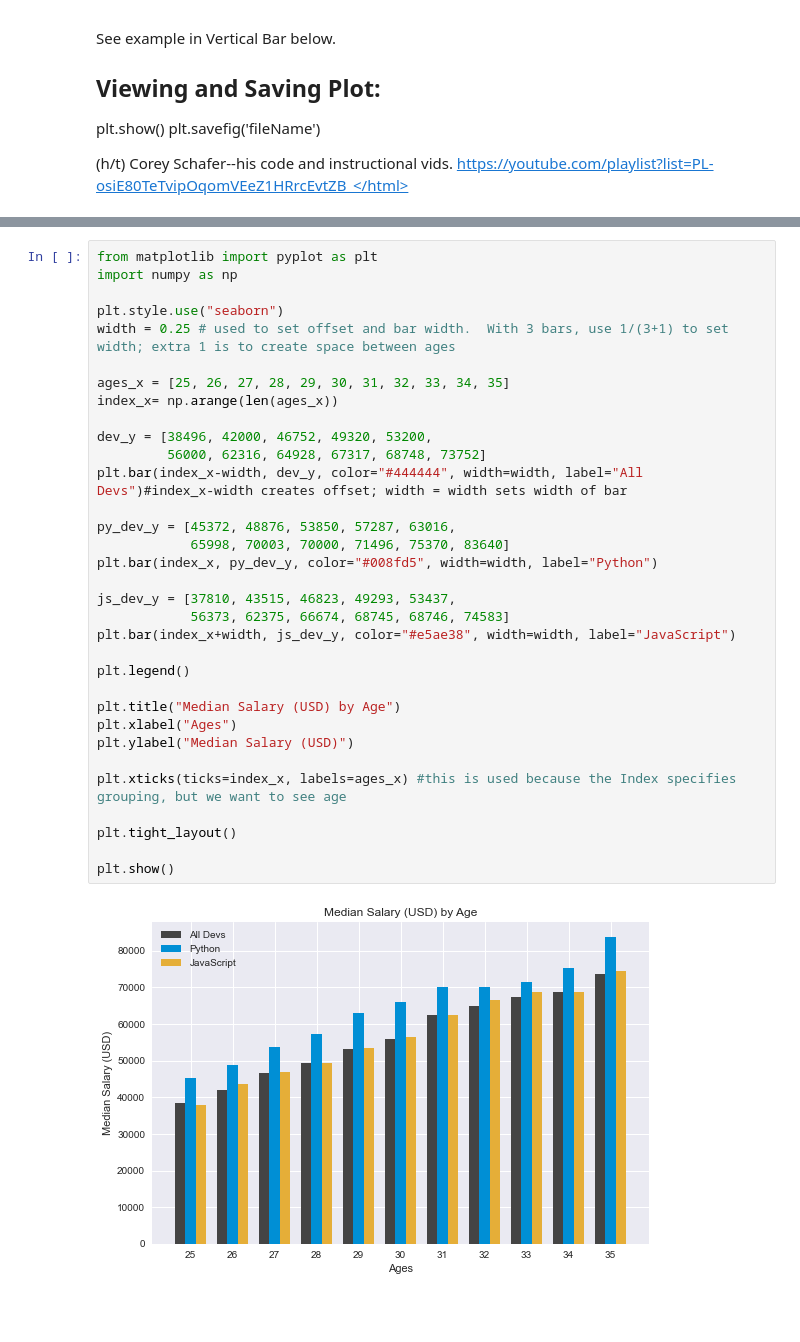
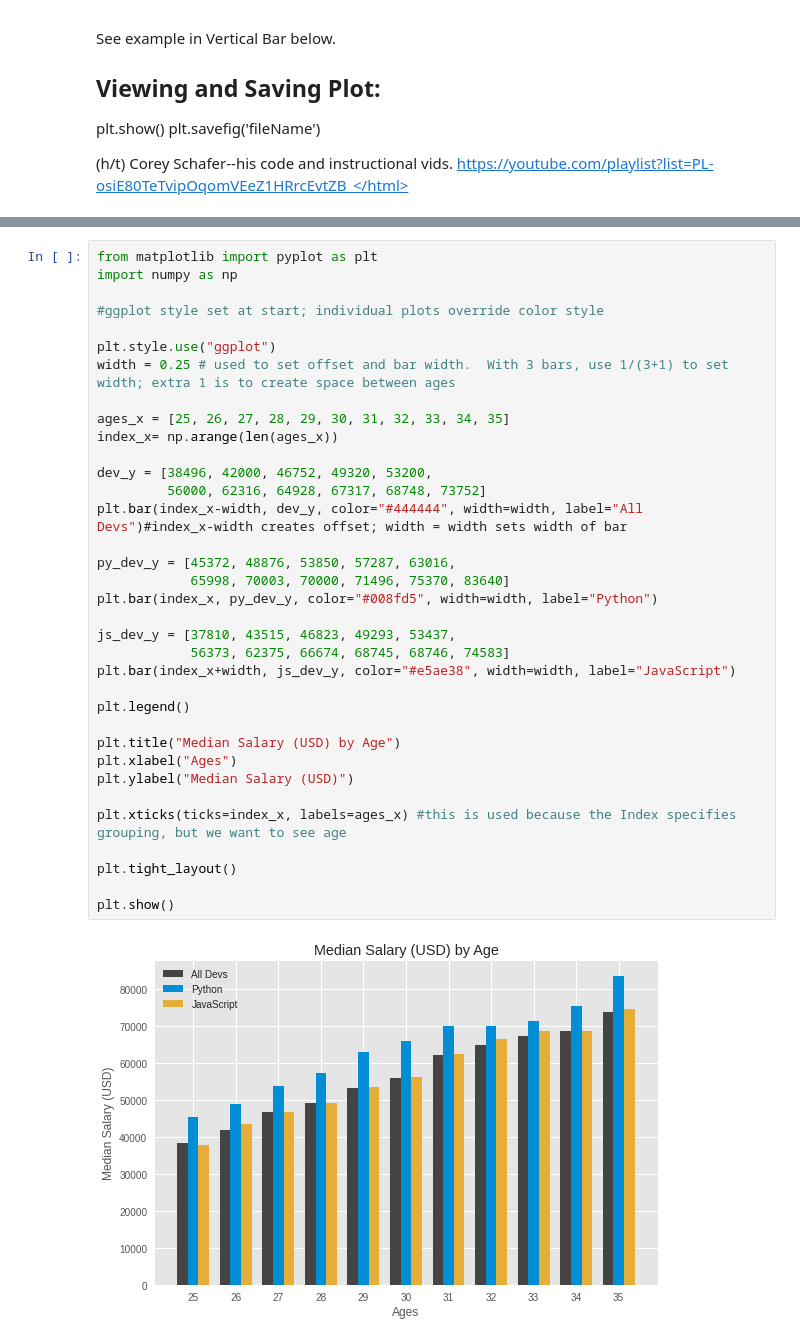
Before and after one commit to ah21108/matplotlib, a Jupyter notebook: bar_graph.ipynb, the cells around one changed output, grey strips where cells are left out. Cells and saved outputs as stored; diff of their text form; blank space fills up the shorter version.

Commit message:
comment on bar plot

```diff
--- a/bar_graph.ipynb
+++ b/bar_graph.ipynb
@@ -65,34 +65,36 @@ plt.show()
 from matplotlib import pyplot as plt
 import numpy as np
 
-plt.style.use("seaborn")
+#ggplot style set at start; individual plots override color style
+
+plt.style.use("ggplot")
 width = 0.25 # used to set offset and bar width.  With 3 bars, use 1/(3+1) to set width; extra 1 is to create space between ages
 
 ages_x = [25, 26, 27, 28, 29, 30, 31, 32, 33, 34, 35]
 index_x= np.arange(len(ages_x))
 
 dev_y = [38496, 42000, 46752, 49320, 53200,
          56000, 62316, 64928, 67317, 68748, 73752]
 plt.bar(index_x-width, dev_y, color="#444444", width=width, label="All Devs")#index_x-width creates offset; width = width sets width of bar
 
 py_dev_y = [45372, 48876, 53850, 57287, 63016,
             65998, 70003, 70000, 71496, 75370, 83640]
 plt.bar(index_x, py_dev_y, color="#008fd5", width=width, label="Python")
 
 js_dev_y = [37810, 43515, 46823, 49293, 53437,
             56373, 62375, 66674, 68745, 68746, 74583]
 plt.bar(index_x+width, js_dev_y, color="#e5ae38", width=width, label="JavaScript")
 
 plt.legend()
 
 plt.title("Median Salary (USD) by Age")
 plt.xlabel("Ages")
 plt.ylabel("Median Salary (USD)")
 
 plt.xticks(ticks=index_x, labels=ages_x) #this is used because the Index specifies grouping, but we want to see age
 
 plt.tight_layout()
 
 plt.show()
 # %% [output]
-[figure, old version]
+[figure, new version]
```
Also changed, not shown: parts of 1 cell of this notebook.
